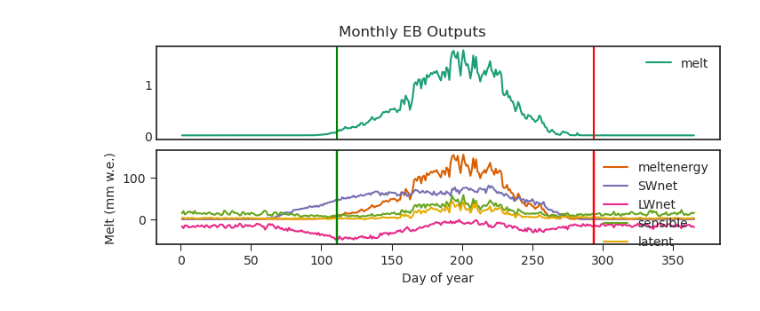
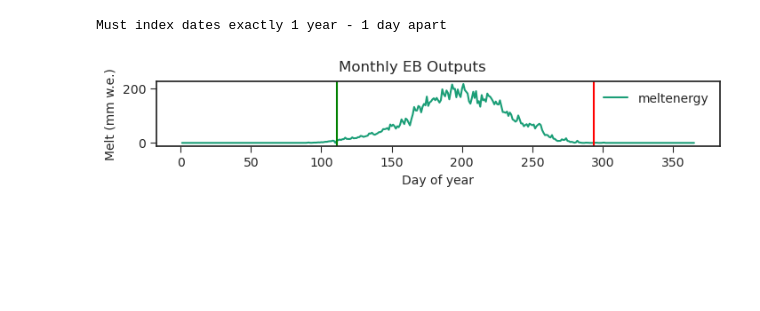
Before and after one commit to clairevwilson/PyGEM-EB, a Jupyter notebook: calibration_plotting.ipynb, the cells around one changed output. Drawn from its saved outputs; the diff is of its cells as text; code cells hidden in the pictures; blank space fills up the shorter version.

Commit message:
removed bin from plotting fxns, bug fixes

```diff
--- a/calibration_plotting.ipynb
+++ b/calibration_plotting.ipynb
@@ -141 +137,8 @@ def grid_plot(params_dict,result_summer,result_winter):
     cbar.set_label('MAE')
+# %%
+plot_site = 'D'
+ds1 ,startdate,enddate = getds(label[best_winter].replace('AB',plot_site))
+ds = xr.open_dataset(label[best_winter].replace('AB','D'))
+# seasonal_mass_balance(data_fp,ds,plot_site,plot=True)
+# compare_runs(dslist,['2000-04-01',enddate],['one','two'],'melt',res='6MS')
+# np.all(ds.melt.values == ds1.melt.values)
@@ -163,4 +160,0 @@ plt.savefig(f'/home/claire/research/Output/calibration/best_winter_{plot_site}.p
-# %%
-for i,a_ice in enumerate(aa):
-    for j,k_ice in enumerate(kkii):
-        for k,k_snow in enumerate(kkss):
@@ -185,5 +161,5 @@ plt.show()
 # %%
-def plot_by(ds,bin,time,vars,t='Monthly EB Outputs',by='month'):
+def plot_by(ds,time,vars,t='Monthly EB Outputs',by='month'):
     h = 1.5
     fig,axes = plt.subplots(len(vars),1,figsize=(7,h*len(vars)),sharex=True,layout='constrained')
     if len(vars) == 1:
@@ -198,12 +174,13 @@ def plot_by(ds,bin,time,vars,t='Monthly EB Outputs',by='month'):
     elif by == 'doy':
         ds[by] = (['time'],pd.to_datetime(ds['time'].values).day_of_year)
         time_list = np.arange(1,366)
+        running_sum = 0
 
     if len(time) == 2:
         start = pd.to_datetime(time[0])
         end = pd.to_datetime(time[1])
         time = pd.date_range(start,end,freq='h')
-    ds = ds.sel(time=time,bin=bin)
+    ds = ds.sel(time=time)
     c_iter = iter([plt.cm.Dark2(i) for i in range(8)])
     for i,v in enumerate(vars):
         axis = axes[i]
@@ -222,8 +199,18 @@ def plot_by(ds,bin,time,vars,t='Monthly EB Outputs',by='month'):
                     vardata = ds_sel.isel(layer=0)[var].to_numpy()
                 else:
                     vardata = ds_sel[var].to_numpy()
-                mean = np.mean(vardata)
-                var_out.append(mean)
+                if by == 'doy':
+                    nyrs = int(vardata.shape[0] / 24)
+                    try:
+                        vardata = np.mean(vardata.reshape(24,nyrs),axis=0)
+                    except:
+                        if time != 366:
+                            print('Must index dates exactly 1 year - 1 day apart')
+                        vardata = np.array([0])
+                    out = np.mean(vardata)
+                else:
+                    out = np.mean(vardata)
+                var_out.append(out)
             axis.plot(time_list,var_out,label=var,color=c)
             axis.legend()
             if by == 'doy':
@@ -238,12 +225,3 @@ def plot_by(ds,bin,time,vars,t='Monthly EB Outputs',by='month'):
     axis.set_ylabel('Melt (mm w.e.)')
     axis.tick_params(length=5)
     fig.suptitle(t)
-# %%
-bin = 2
-dslist = []
-labels = []
-ds_not,startdate,enddate = getds(f'~/research/Output/EB/a_0.1_k_0.5_0_bin{bin}.nc')
-ds_AWS,startdate,enddate = getds(f'~/research/Output/EB/a_0.1_k_0.5_AWS_0_bin{bin}.nc')
-dslist = [ds_not,ds_AWS]
-labels = ['MERRA2','AWS']
-compare_runs(dslist,0,['2004-04-20','2004-08-20'],['MERRA2','AWS'],'melt',t='Site D (2004)')
@@ -252,9 +252,10 @@ compare_runs(dslist,0,['2004-04-20','2004-08-20'],['MERRA2','AWS'],'melt',t='Sit
 # %%
-
+ds = xr.open_dataset('/home/claire/research/Output/calibration/09_18/ksnowDouville_aice0.4_siteAB_0.nc')
 ds.melt.values *= 1000
-plot_by(ds,0,[startdate,enddate],[['melt'],['meltenergy','SWnet','LWnet','sensible','latent']],by='doy')
+plot_by(ds,[startdate,'2022-04-20'],[['meltenergy']],by='doy')
 # %% [output]
+Must index dates exactly 1 year - 1 day apart
-[figure, old version]
+[figure, new version]
 # %%
 ds.melt.values *= 1000
 plot_by(ds,0,[startdate,enddate],[['melt']],by='doy')
```
Also changed, not shown: parts of 9 cells of this notebook, 6 other files.
